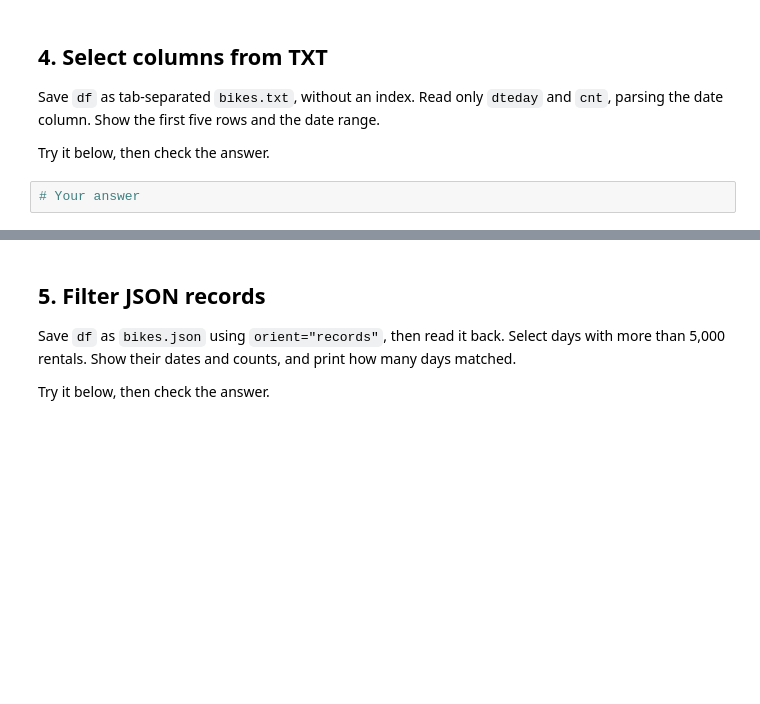
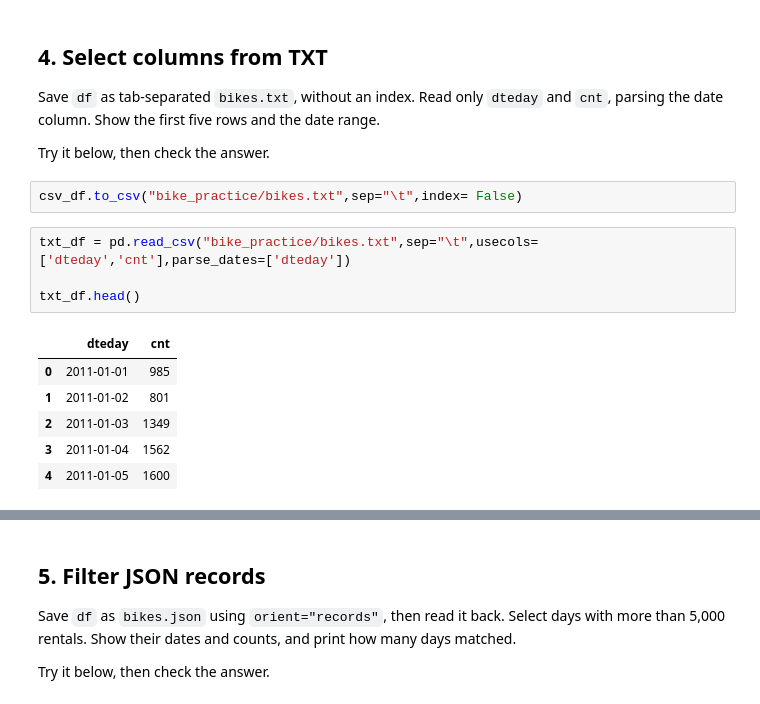
Before and after one commit to strahinja0019/ACI, a Jupyter notebook: notebooks/testing/01 - Data Acquisition - Practice.ipynb, the cells around one changed output, grey strips where cells are left out. Saved outputs shown, nothing was run; the diff lists cells and outputs as text; blank space fills up the shorter version.

```diff
--- a/notebooks/testing/01 - Data Acquisition - Practice.ipynb
+++ b/notebooks/testing/01 - Data Acquisition - Practice.ipynb
@@ -50,4 +138,15 @@ Save `df` as tab-separated `bikes.txt`, without an index. Read only `dteday` and
 
 Try it below, then check the answer.
 # %%
-# Your answer
+csv_df.to_csv("bike_practice/bikes.txt",sep="\t",index= False)
+# %%
+txt_df = pd.read_csv("bike_practice/bikes.txt",sep="\t",usecols=['dteday','cnt'],parse_dates=['dteday'])
+
+txt_df.head()
+# %% [output]
+|  | dteday | cnt |
+| 0 | 2011-01-01 | 985 |
+| 1 | 2011-01-02 | 801 |
+| 2 | 2011-01-03 | 1349 |
+| 3 | 2011-01-04 | 1562 |
+| 4 | 2011-01-05 | 1600 |
```
Also changed, not shown: parts of 12 cells of this notebook, 5 other files.
